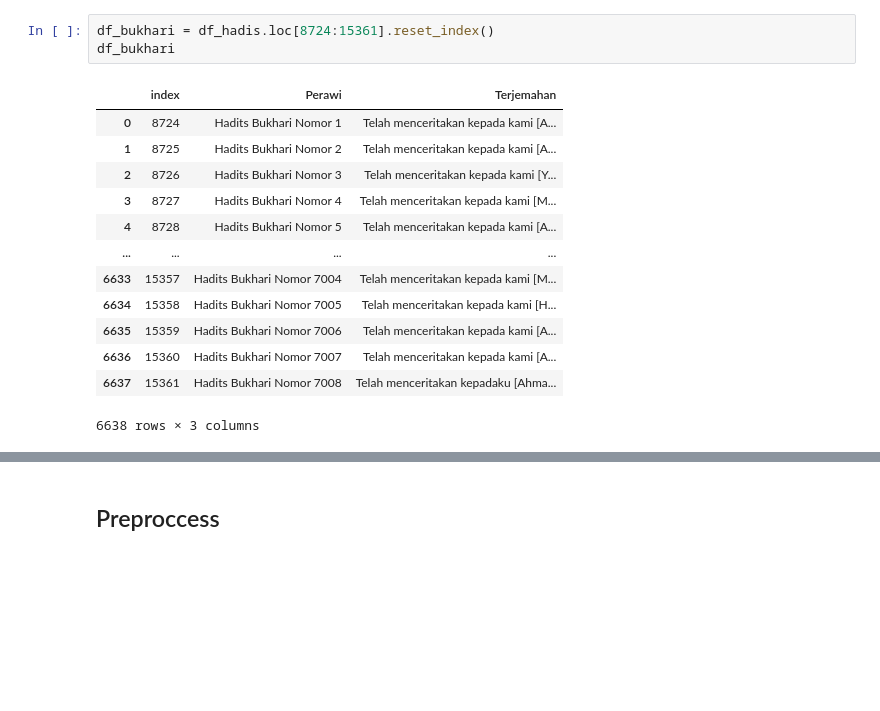
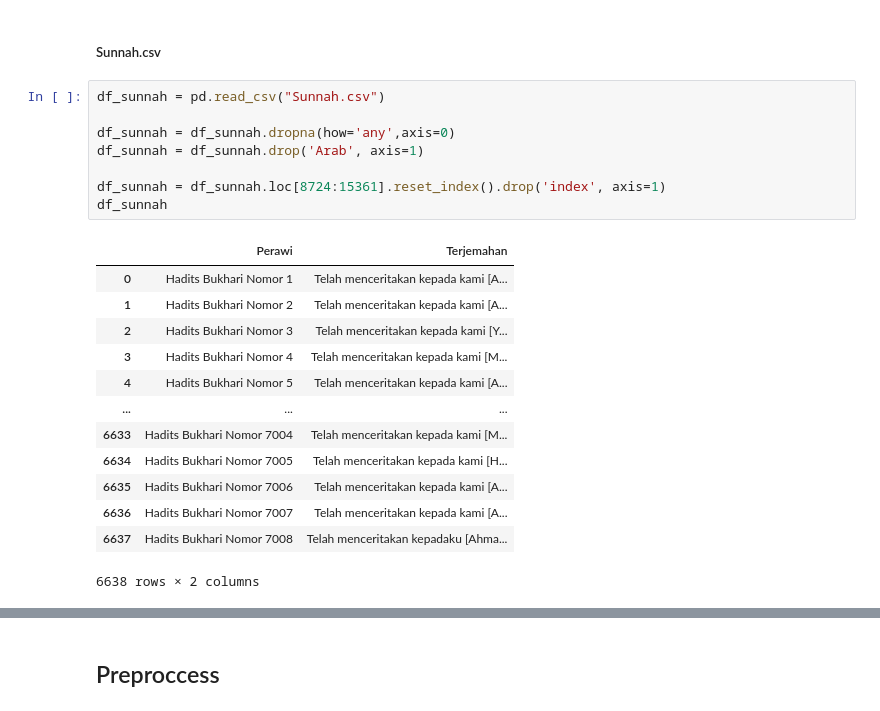
Before and after one commit to arifmuzayyan/OntologiHadis, a Jupyter notebook: src/main.ipynb, the cells around one changed output, grey strips where cells are left out. Drawn from its saved outputs; the diff is of its cells as text; blank space fills up the shorter version.

```diff
--- a/src/main.ipynb
+++ b/src/main.ipynb
@@ -38,17 +5,24 @@ df_hadis
-# %%
-df_bukhari = df_hadis.loc[8724:15361].reset_index()
-df_bukhari
-# %% [output]
-|  | index | Perawi | Terjemahan |
-| 0 | 8724 | Hadits Bukhari Nomor 1 | Telah menceritakan kepada kami [A... |
-| 1 | 8725 | Hadits Bukhari Nomor 2 | Telah menceritakan kepada kami [A... |
-| 2 | 8726 | Hadits Bukhari Nomor 3 | Telah menceritakan kepada kami [Y... |
-| 3 | 8727 | Hadits Bukhari Nomor 4 | Telah menceritakan kepada kami [M... |
-| 4 | 8728 | Hadits Bukhari Nomor 5 | Telah menceritakan kepada kami [A... |
-| ... | ... | ... | ... |
-| 6633 | 15357 | Hadits Bukhari Nomor 7004 | Telah menceritakan kepada kami [M... |
-| 6634 | 15358 | Hadits Bukhari Nomor 7005 | Telah menceritakan kepada kami [H... |
-| 6635 | 15359 | Hadits Bukhari Nomor 7006 | Telah menceritakan kepada kami [A... |
-| 6636 | 15360 | Hadits Bukhari Nomor 7007 | Telah menceritakan kepada kami [A... |
-| 6637 | 15361 | Hadits Bukhari Nomor 7008 | Telah menceritakan kepadaku [Ahma... |
-6638 rows × 3 columns
+# %% [markdown]
+##### Sunnah.csv
+# %%
+df_sunnah = pd.read_csv("Sunnah.csv")
+
+df_sunnah = df_sunnah.dropna(how='any',axis=0)
+df_sunnah = df_sunnah.drop('Arab', axis=1)
+
+df_sunnah = df_sunnah.loc[8724:15361].reset_index().drop('index', axis=1)
+df_sunnah
+# %% [output]
+|  | Perawi | Terjemahan |
+| 0 | Hadits Bukhari Nomor 1 | Telah menceritakan kepada kami [A... |
+| 1 | Hadits Bukhari Nomor 2 | Telah menceritakan kepada kami [A... |
+| 2 | Hadits Bukhari Nomor 3 | Telah menceritakan kepada kami [Y... |
+| 3 | Hadits Bukhari Nomor 4 | Telah menceritakan kepada kami [M... |
+| 4 | Hadits Bukhari Nomor 5 | Telah menceritakan kepada kami [A... |
+| ... | ... | ... |
+| 6633 | Hadits Bukhari Nomor 7004 | Telah menceritakan kepada kami [M... |
+| 6634 | Hadits Bukhari Nomor 7005 | Telah menceritakan kepada kami [H... |
+| 6635 | Hadits Bukhari Nomor 7006 | Telah menceritakan kepada kami [A... |
+| 6636 | Hadits Bukhari Nomor 7007 | Telah menceritakan kepada kami [A... |
+| 6637 | Hadits Bukhari Nomor 7008 | Telah menceritakan kepadaku [Ahma... |
+6638 rows × 2 columns
```
Also changed, not shown: parts of 8 cells of this notebook, 3 other files.
